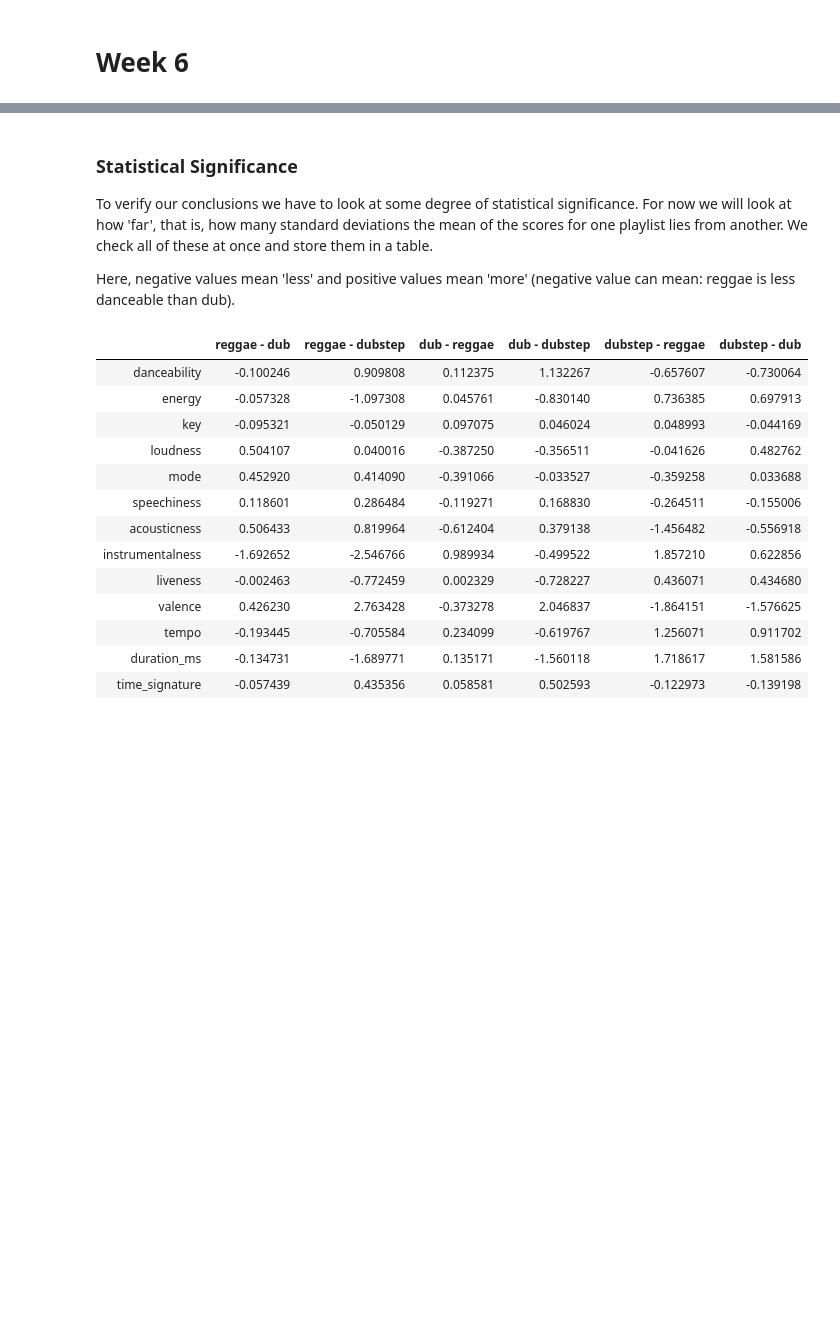
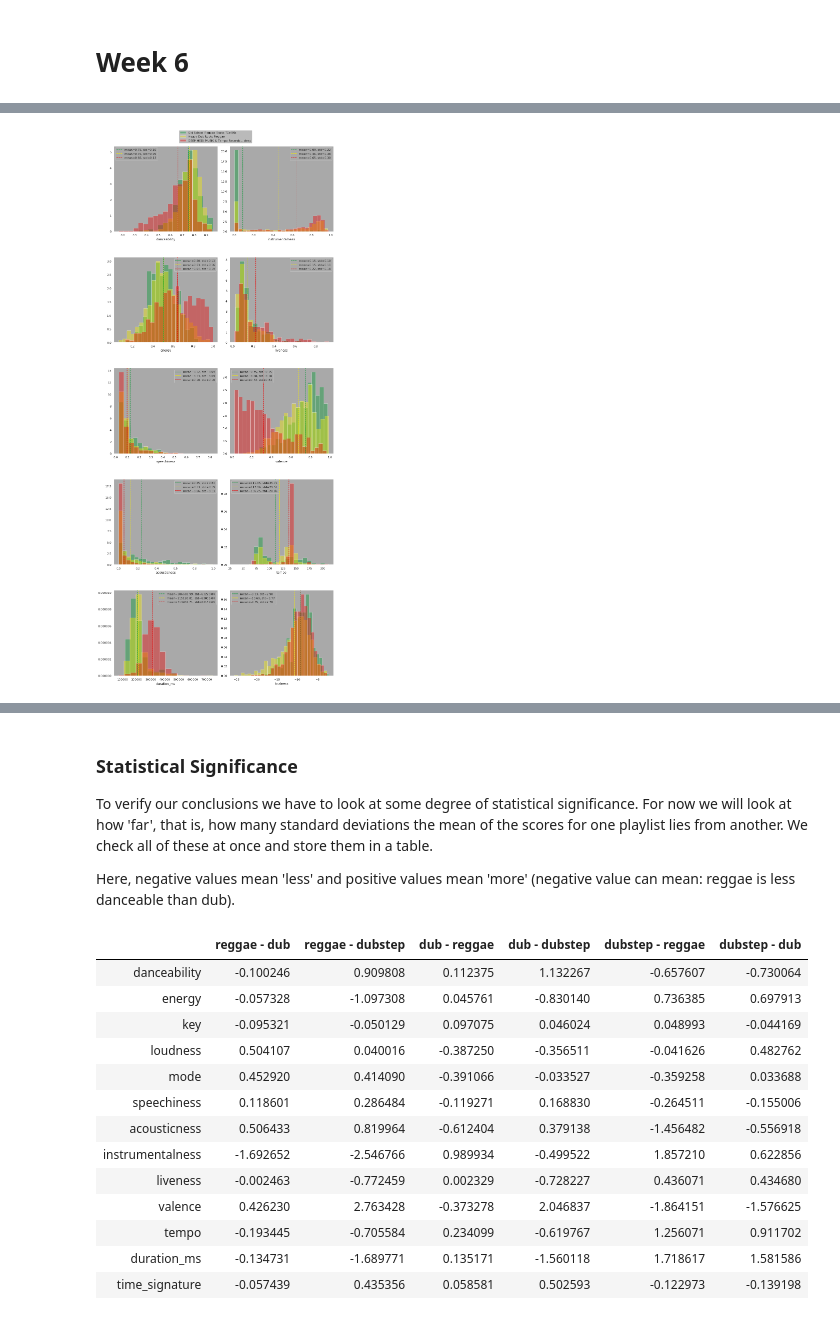
Before and after one commit to FlorianSchroevers/ComputationalMusicology2020, a Jupyter notebook: week1/computational_musicology_week1.ipynb, the cells around one changed output, grey strips where cells are left out. Cells and saved outputs as stored; diff of their text form; code cells hidden in the pictures; blank space fills up the shorter version.

```diff
--- a/week1/computational_musicology_week1.ipynb
+++ b/week1/computational_musicology_week1.ipynb
@@ -204,0 +35,17 @@ plt.subplots_adjust(hspace = 0.3, top=0.95)
+# %%
+# Playlist 1
+p1_name, p1_tracks = collect_tracks_query("old school reggae roots", "playlist")
+df1 = get_tracklist_features(p1_tracks)
+print(f"Playlist analysis: {p1_name}, with {len(p1_tracks)} tracks")
+
+# Playlist 1
+p2_name, p2_tracks = collect_tracks_query("heavy dub roots reggae", "playlist")
+df2 = get_tracklist_features(p2_tracks)
+print(f"Playlist analysis: {p2_name}, with {len(p2_tracks)} tracks")
+
+# Playlist 1
+p3_name, p3_tracks = collect_tracks_query("deep medi musik", "playlist")
+df3 = get_tracklist_features(p3_tracks)
+print(f"Playlist analysis: {p3_name}, with {len(p3_tracks)} tracks")
+
+df3.head()
@@ -205,3 +66,76 @@ plt.subplots_adjust(hspace = 0.3, top=0.95)
+# %%
+### Vizualization
+# Now that we've loaded all the features in our playlist, we want to visually analyze the
+# results. We define a list with all the features we want to look at, including the ranges
+# the values will be in.
+###
+
+interesting_features = [
+    ['danceability', 0, 1],
+    ['energy', 0, 1],
+    ['speechiness',0, 1],
+    ['acousticness', 0, 1],
+    ['duration_ms', 0, 1000000],
+    ['instrumentalness', 0, 1],
+    ['liveness', 0, 1],
+    ['valence', 0, 1],
+    ['tempo', 20, 220],
+    ['loudness', -20, 0]
+]
+
+### Plots
+# we will generate 10 histograms, one for each interesting feature, each histogram holds
+# the distributions of that feature of each playlist, seperated by different colors.
+sns.set_style("white")
+sns.set(rc={
+    'figure.figsize':(13,30),
+    'axes.facecolor':'darkgrey',
+    'figure.facecolor':'white',
+    'axes.grid' : False
+})
+fig, axs = plt.subplots(5, 2)
+
+for i in range(5):
+    for j in range(2):
+        ft, minv, maxv = interesting_features[i + (5*j)]
+        # define the bin width, so the bins will be the same size for the
+        # different playlists
+        binwidth = abs(maxv - minv)/25
+
+        # calculate amount of bins based on binwidth defined earlier
+        # the colors of eacht plot are based on the flag of ethiopia (rastafari flag)
+        sns.distplot(
+            df1[ft], label=p1_name, ax=axs[i, j], color="#00992f", kde=False, norm_hist=True,
+            bins=int(abs(df1[ft].max() - df1[ft].min())/binwidth)
+
+        )
+        sns.distplot(
+            df2[ft], label=p2_name, ax=axs[i, j], color="#f7ee00", kde=False, norm_hist=True,
+            bins=int(abs(df2[ft].max() - df2[ft].min())/binwidth)
+        )
+        sns.distplot(
+            df3[ft], label=p3_name, ax=axs[i, j], color="#eb0000", kde=False, norm_hist=True,
+            bins=int(abs(df3[ft].max() - df3[ft].min())/binwidth)
+        )
+
+        # represent the means of the data as vertical dashed lines
+        l1 = axs[i, j].axvline(df1[ft].mean(), ls='--', color="#00992f")
+        l2 = axs[i, j].axvline(df2[ft].mean(), ls='--', color="#f7ee00")
+        l3 = axs[i, j].axvline(df3[ft].mean(), ls='--', color="#eb0000")
+
+        # legend for each subplot displaying the means and stds
+        axs[i, j].legend((l1, l2, l3), (
+            f"mean={df1[ft].mean():.2f}, std={df1[ft].std():.2f}",
+            f"mean={df2[ft].mean():.2f}, std={df2[ft].std():.2f}",
+            f"mean={df3[ft].mean():.2f}, std={df3[ft].std():.2f}"
+        ))
+
+handles, labels = axs[0, 0].get_legend_handles_labels()
+fig.legend(handles, labels, loc='upper center')
+fig.tight_layout()
+plt.subplots_adjust(hspace = 0.3, top=0.97)
+# %% [output]
+[figure, added]
 # %% [markdown]
 From visual inspection, we can already draw some preliminary conclusions. We can see that our hypotheses had some meaning.
 
```
Also changed, not shown: parts of 19 cells of this notebook, 3 other files.
